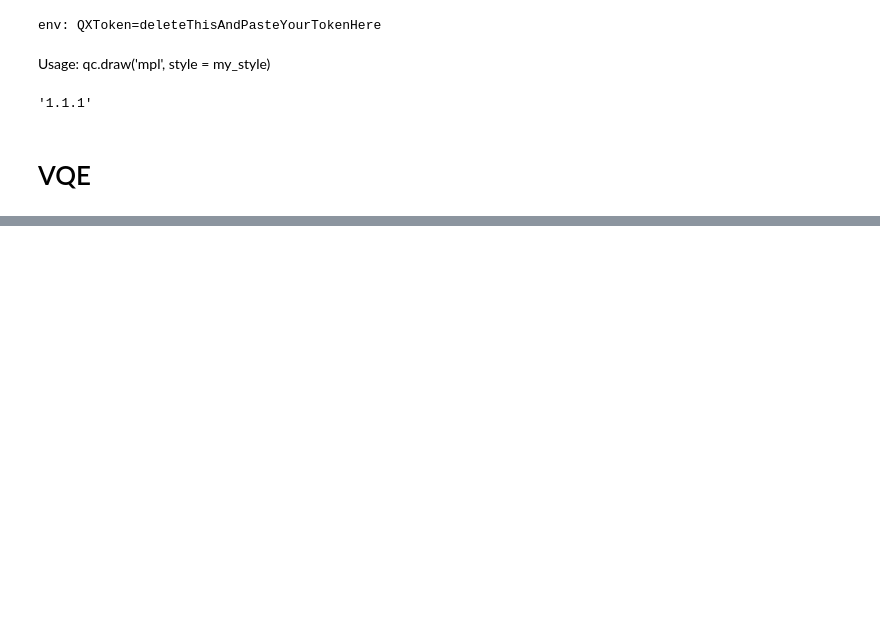
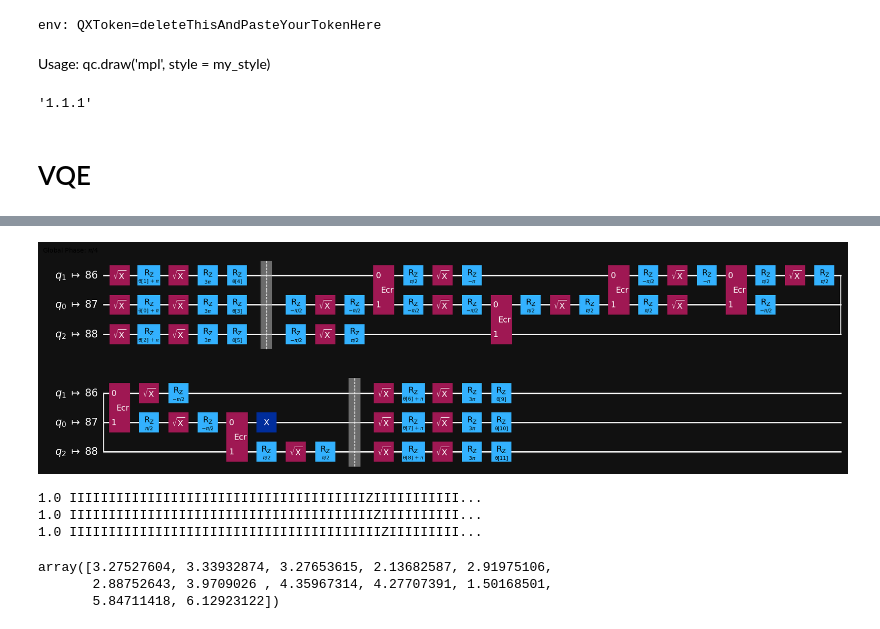
Before and after one commit to TheLittleRock/VQE-Test, a Jupyter notebook: VQE Test.ipynb, the cells around one changed output, grey strips where cells are left out. Drawn from its saved outputs; the diff is of its cells as text; code cells hidden in the pictures; blank space fills up the shorter version.

```diff
--- a/VQE Test.ipynb
+++ b/VQE Test.ipynb
@@ -59,0 +83,51 @@ qiskit.__version__
+# %%
+backend_answer = FakeSherbrooke()
+optimization_level_answer = 2
+pm = generate_preset_pass_manager(backend=backend_answer,optimization_level=optimization_level_answer)
+isa_circuit = pm.run(ansatz)
+isa_circuit.draw('mpl', idle_wires=False, style = my_style)
+# %% [output]
+[figure, added]
+# %%
+hamiltonian_isa = pauli_op.apply_layout(layout=isa_circuit.layout)
+for i,j in zip(np.real(hamiltonian_isa.coeffs), hamiltonian_isa.paulis): print("{} {} ".format(i,j))
+# %% [output]
+1.0 IIIIIIIIIIIIIIIIIIIIIIIIIIIIIIIIIIIIIIZIIIIIIIIIII...
+1.0 IIIIIIIIIIIIIIIIIIIIIIIIIIIIIIIIIIIIIIIZIIIIIIIIII...
+1.0 IIIIIIIIIIIIIIIIIIIIIIIIIIIIIIIIIIIIIIIIZIIIIIIIII...
+# %%
+def cost_func(params, ansatz, hamiltonian, estimator, callback_dict):
+    """Return estimate of energy from estimator
+
+    Parameters:
+        params (ndarray): Array of ansatz parameters
+        ansatz (QuantumCircuit): Parameterized ansatz circuit
+        hamiltonian (SparsePauliOp): Operator representation of Hamiltonian
+        estimator (EstimatorV2): Estimator primitive instance
+
+    Returns:
+        float: Energy estimate
+    """
+    pub = (ansatz, [hamiltonian], [params])
+    result = estimator.run(pubs=[pub]).result()
+    energy = result[0].data.evs[0]
+
+    callback_dict["iters"] += 1
+    callback_dict["prev_vector"] = params
+    callback_dict["cost_history"].append(energy)
+
+    print(energy)
+    return energy, result
+
+callback_dict = {
+    "prev_vector": None,
+    "iters": 0,
+    "cost_history": [],
+}
+
+x0 = 2 * np.pi * np.random.random(num_params)
+x0
+# %% [output]
+array([3.27527604, 3.33932874, 3.27653615, 2.13682587, 2.91975106,
+       2.88752643, 3.9709026 , 4.35967314, 4.27707391, 1.50168501,
+       5.84711418, 6.12923122])
```
Also changed, not shown: parts of 5 cells of this notebook, 1 other file.
